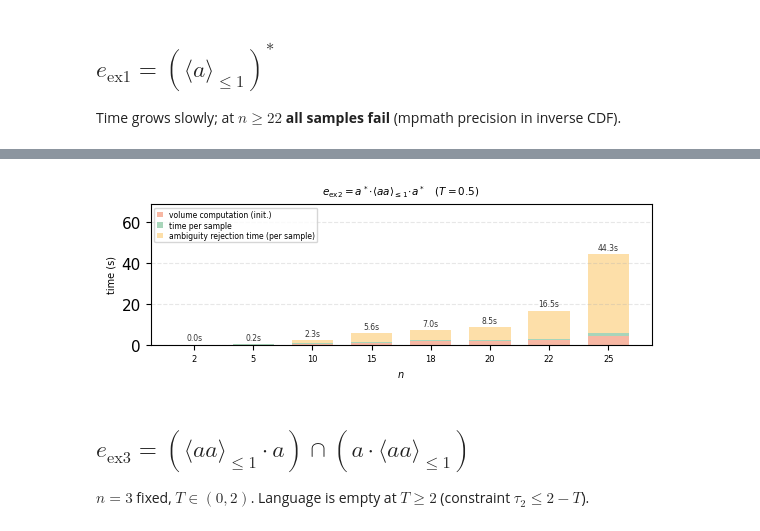
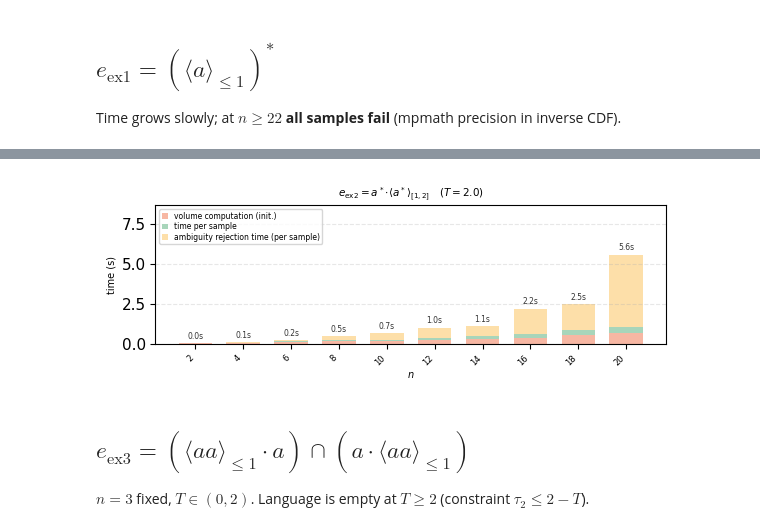
Before and after one commit to figlerg/VolTRE, a Jupyter notebook: experiments/paper_experiments/11_stress_test/11_stress_test.ipynb, the cells around one changed output, grey strips where cells are left out. Drawn from its saved outputs; the diff is of its cells as text; code cells hidden in the pictures.

```diff
--- a/experiments/paper_experiments/11_stress_test/11_stress_test.ipynb
+++ b/experiments/paper_experiments/11_stress_test/11_stress_test.ipynb
@@ -257,15 +297,26 @@ $T=0.5$ fixed (untimed stars $\Rightarrow$ infinite volume). Super-polynomial gr
 # %%
-N_VALUES_EX2 = [2, 5, 10, 15, 18, 20, 22, 25]
-T_EX2 = 0.5
+import random
+random.seed(42); np.random.seed(42)
 
-results_ex2 = collect_timed(
-    phi_ex2, N_VALUES_EX2,
-    n_of=lambda n: n, T_of=lambda n: T_EX2,
-    label='ex2')
+LOAD_EX2 = False  # set True to skip sampling and load saved CSV
+
+N_VALUES_EX2 = list(range(2, 21, 2))  # [2,4,...,20], step 2
+T_EX2        = 2.0
+CSV_EX2      = os.path.join(RESULTS, 'results_ex2.csv')
+
+if LOAD_EX2 and os.path.exists(CSV_EX2):
+    N_VALUES_EX2, results_ex2 = load_results_csv(CSV_EX2)
+    N_VALUES_EX2 = list(range(2, 21, 2))  # [2,4,...,20], step 2
+else:
+    results_ex2 = collect_timed(
+        phi_ex2, N_VALUES_EX2,
+        n_of=lambda n: n, T_of=lambda n: T_EX2,
+        label='ex2')
+    save_results_csv(CSV_EX2, N_VALUES_EX2, results_ex2)
 
 fig, ax = plt.subplots(figsize=(FIG_W, PANEL_H * 1.2))
 stress_bar_plot(ax, N_VALUES_EX2, results_ex2, r'$n$',
-                r'$e_{\mathrm{ex2}}=a^*\!\cdot\!\langle aa\rangle_{\leq 1}\!\cdot\! a^*\quad(T{=}0.5)$')
+                r'$e_{\mathrm{ex2}}=a^*\!\cdot\!\langle a^*\rangle_{[1,2]}\quad(T{=}' + str(T_EX2) + r')$')
 fig.tight_layout()
 fig.savefig(os.path.join(RESULTS, '11_stress_ex2.pdf'), bbox_inches='tight')
 plt.show()
@@ -290,4 +341,4 @@ plt.show()
-[figure, old version]
+[figure, new version]
 # %% [markdown]
 ## $e_{\mathrm{ex3}} = (\langle aa\rangle_{\leq 1}\cdot a)\cap(a\cdot\langle aa\rangle_{\leq 1})$
 
```
Also changed, not shown: parts of 7 cells of this notebook, 17 other files.
